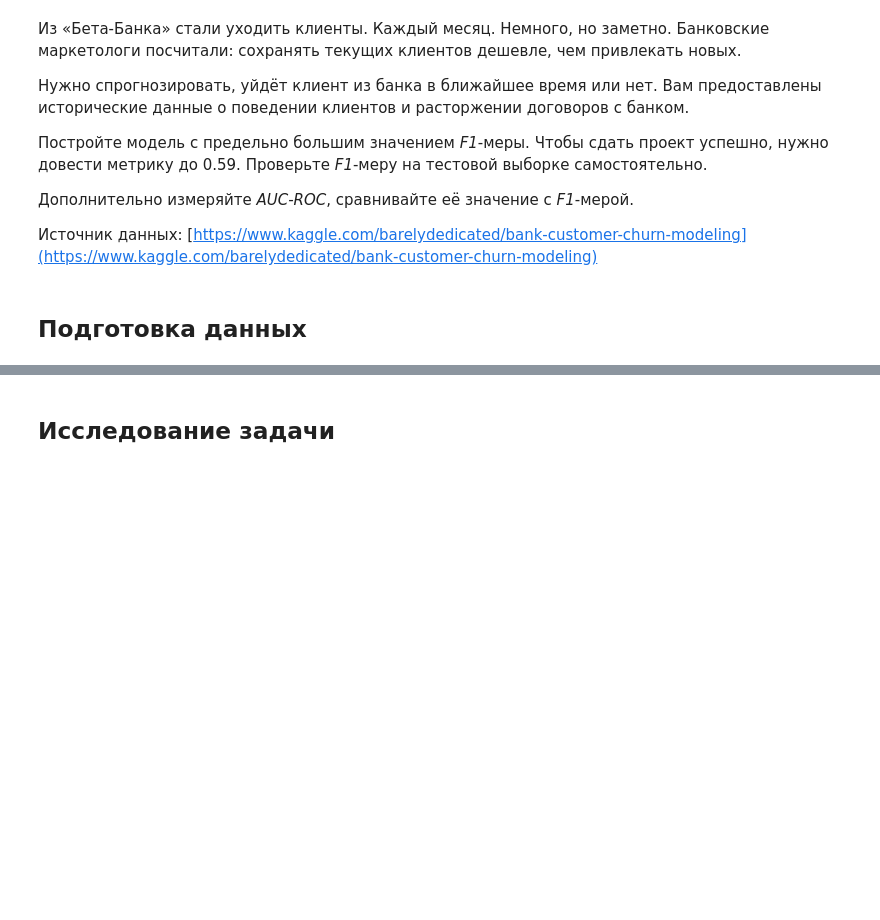
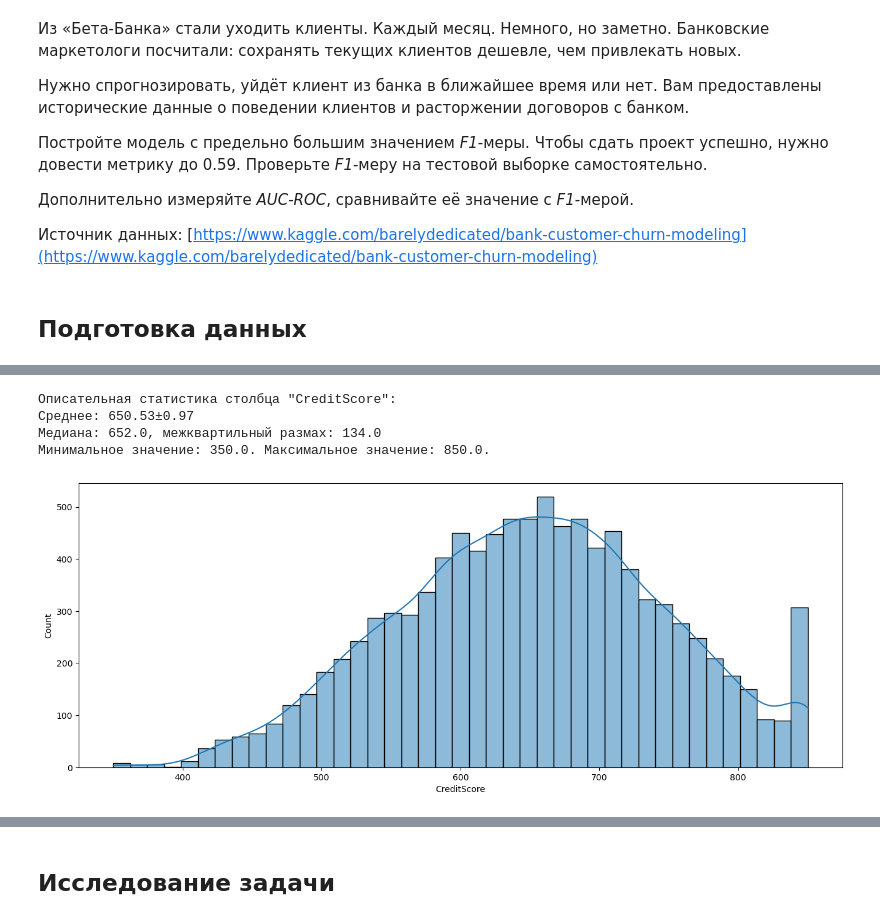
Before and after one commit to karimovdo/teacher, a Jupyter notebook: model_teacher.ipynb, the cells around one changed output, grey strips where cells are left out. Cells and saved outputs as stored; diff of their text form; code cells hidden in the pictures; blank space fills up the shorter version.

```diff
--- a/model_teacher.ipynb
+++ b/model_teacher.ipynb
@@ -19,0 +55,6 @@ import pandas as pd
+# %%
+try:
+    data = pd.read_csv('C:/Users/Денис/Desktop/python/teacher/Churn.csv')
+except:
+    data = pd.read_csv('https://code.s3.yandex.net/datasets/Churn.csv')
+data.info()
@@ -19,0 +88,18 @@ import pandas as pd
+# %%
+def description_and_plot (data, column):
+    plt.figure(figsize=(16, 6))
+    g = sns.histplot(data=data, x=data[column], kde=True)
+    stat = data[column].describe()
+    print(f'Описательная статистика столбца "{column}":\n'
+          f'Среднее: {round(stat[1],2)}±{round(stat[2]/math.sqrt(stat[0]),2)}\n'
+          f'Медиана: {round(stat[5],2)}, межквартильный размах: {round(stat[6]-stat[4],2)}\n'
+          f'Минимальное значение: {round(stat[3],2)}. Максимальное значение: {round(stat[7],2)}.' );
+    return
+
+description_and_plot(data=data, column='CreditScore')
+# %% [output]
+Описательная статистика столбца "CreditScore":
+Среднее: 650.53±0.97
+Медиана: 652.0, межквартильный размах: 134.0
+Минимальное значение: 350.0. Максимальное значение: 850.0.
+[figure, added]
```
Also changed, not shown: parts of 26 cells of this notebook, 1 other file.
